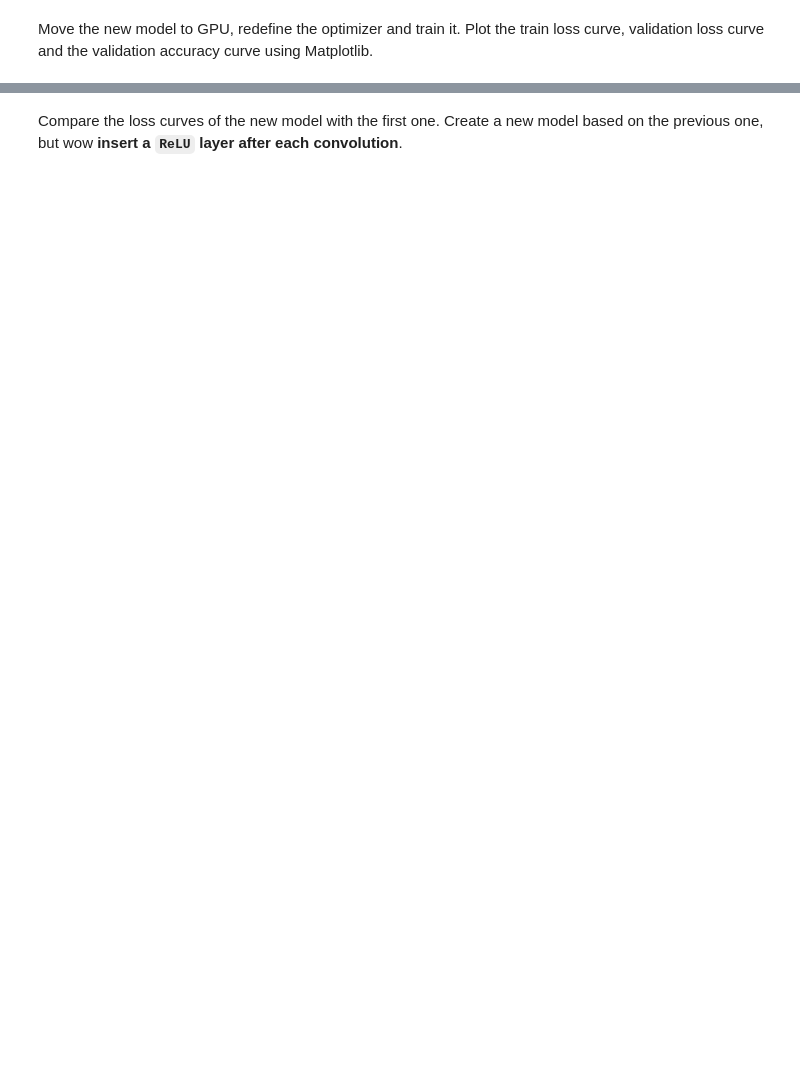
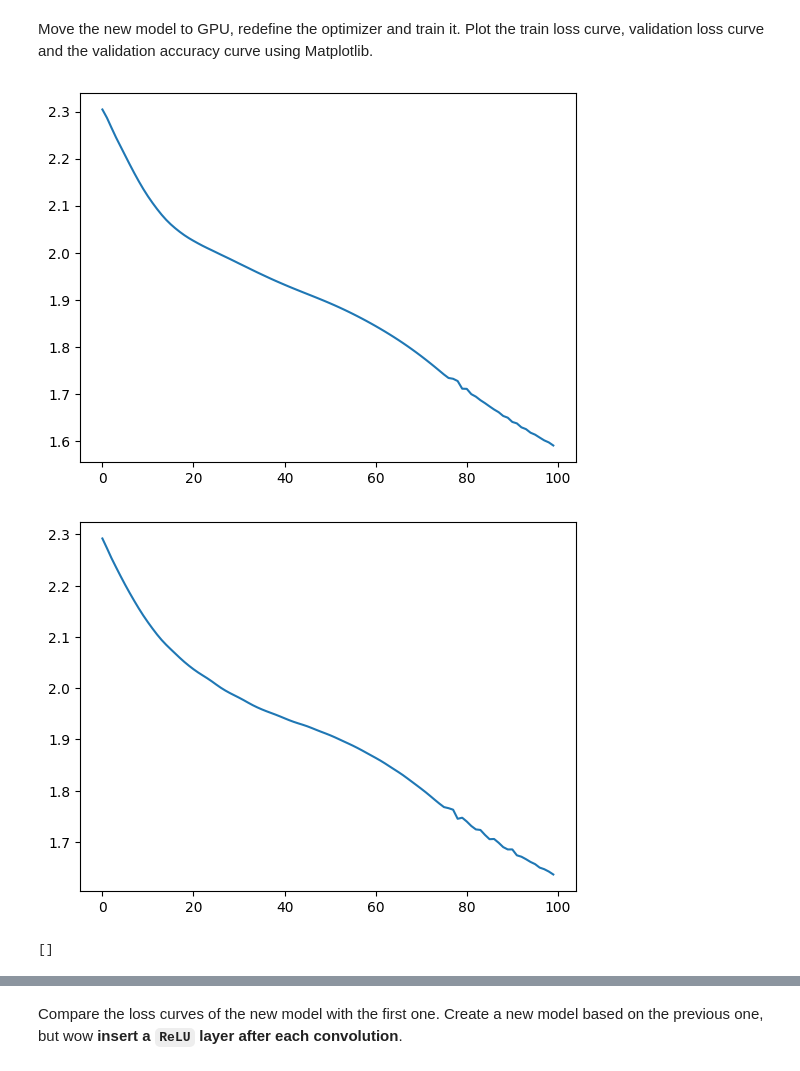
Before and after one commit to ThijsAlens/image_processing, a Jupyter notebook: 01b_basic_image_classification.ipynb, the cells around one changed output, grey strips where cells are left out. Drawn from its saved outputs; the diff is of its cells as text; code cells hidden in the pictures; blank space fills up the shorter version.

```diff
--- a/01b_basic_image_classification.ipynb
+++ b/01b_basic_image_classification.ipynb
@@ -161,4 +242,20 @@ Plot the train loss curve, validation loss curve and the validation accuracy cur
 
 Create a new model based on the previous one, but add an extra convolutional layer after the first one with the same hyper parameters. Make sure the number of input channels of the new layer matches the number of output channels of its predecessor.
 # %%
-# ... WRITE YOUR CODE HERE ... #
+model2 = torch.nn.Sequential(
+    torch.nn.Conv2d(1, 64, 5, stride=2, padding=2),
+    torch.nn.Conv2d(64, 64, 5, stride=2, padding=2),
+    torch.nn.AdaptiveAvgPool2d(1),
+    torch.nn.Flatten(),
+    torch.nn.Linear(64, 10)
+)
+
+device = 'cuda'
+x_train = x_train.to(device)
+y_train = y_train.to(device)
+x_val = x_val.to(device)
+y_val = y_val.to(device)
+
+model2 = model2.to(device)
+
+train_loss_curve, val_loss_curve, val_acc_curve =  train_classifier(model=model2, x_train=x_train, y_train=y_train, x_val=x_val, y_val=y_val, optimizer=torch.optim.Adam(model2.parameters()), loss_fn=torch.nn.CrossEntropyLoss(), num_epochs=100)
@@ -165,4 +280,15 @@ Create a new model based on the previous one, but add an extra convolutional lay
 # %% [markdown]
 Move the new model to GPU, redefine the optimizer and train it. Plot the train loss curve, validation loss curve and the validation accuracy curve using Matplotlib.
 # %%
-# ... WRITE YOUR CODE HERE ... #
+plt.plot(train_loss_curve)
+plt.show()
+
+plt.plot(val_loss_curve)
+plt.show()
+
+plt.plot(val_acc_curve)
+plt.plot()
+# %% [output]
+[figure, added]
+[figure, added]
+[]
```
Also changed, not shown: parts of 13 cells of this notebook, 1 other file.
